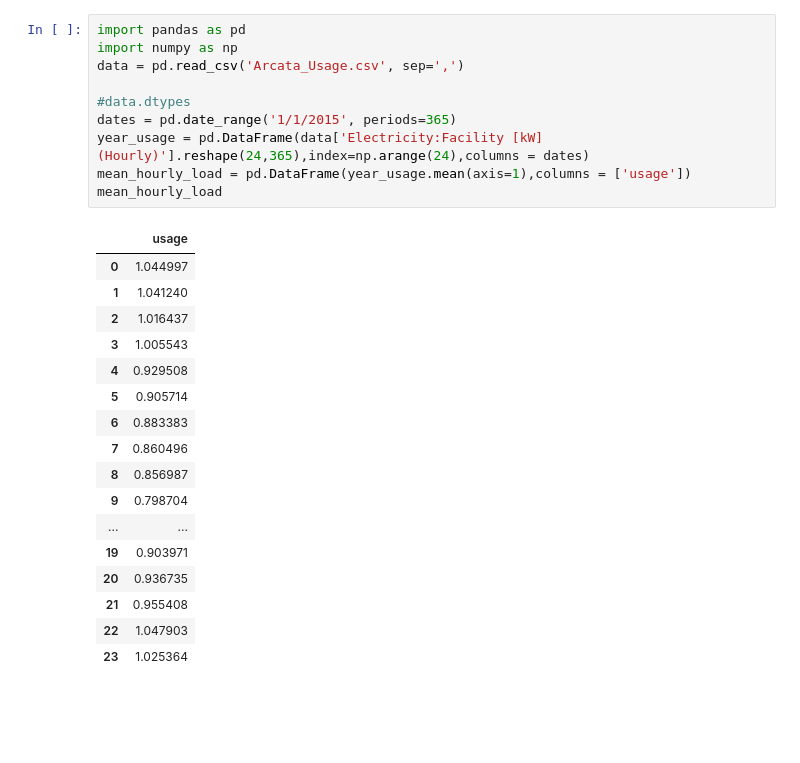
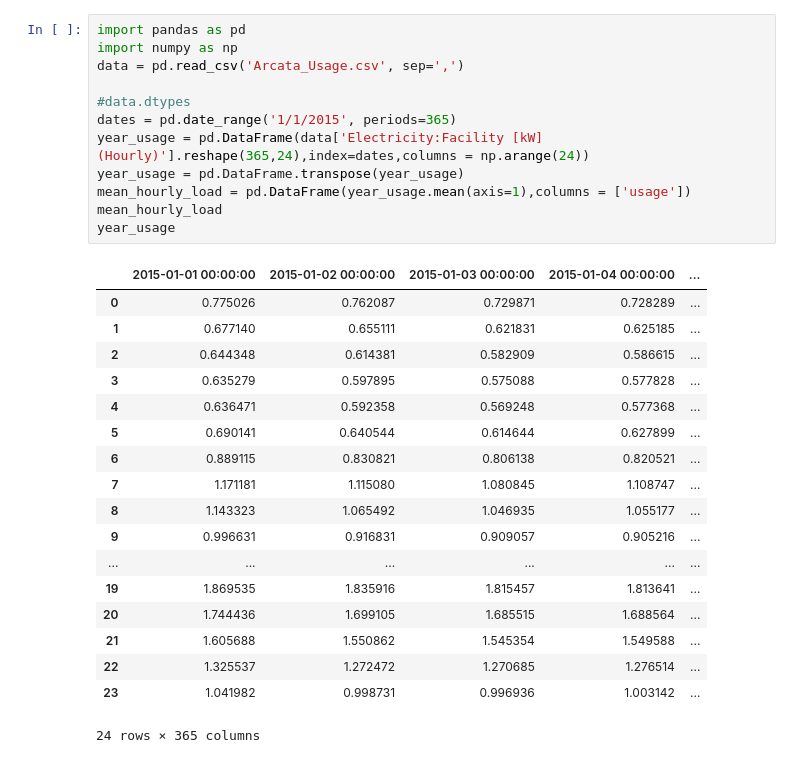
Before and after one commit to Carolinelefloch/SolarFutureExplorer, a Jupyter notebook: Solar Future Explorer.ipynb, the cells around one changed output. Drawn from its saved outputs; the diff is of its cells as text; blank space fills up the shorter version.

Commit message:
Corrected hourly calculation

```diff
--- a/Solar Future Explorer.ipynb
+++ b/Solar Future Explorer.ipynb
@@ -1,31 +1,34 @@
 # %%
 import pandas as pd
 import numpy as np
 data = pd.read_csv('Arcata_Usage.csv', sep=',')
 
 #data.dtypes
 dates = pd.date_range('1/1/2015', periods=365)
-year_usage = pd.DataFrame(data['Electricity:Facility [kW](Hourly)'].reshape(24,365),index=np.arange(24),columns = dates)
+year_usage = pd.DataFrame(data['Electricity:Facility [kW](Hourly)'].reshape(365,24),index=dates,columns = np.arange(24))
+year_usage = pd.DataFrame.transpose(year_usage)
 mean_hourly_load = pd.DataFrame(year_usage.mean(axis=1),columns = ['usage'])
 mean_hourly_load
+year_usage
 # %% [output]
-|  | usage |
-| 0 | 1.044997 |
-| 1 | 1.041240 |
-| 2 | 1.016437 |
-| 3 | 1.005543 |
-| 4 | 0.929508 |
-| 5 | 0.905714 |
-| 6 | 0.883383 |
-| 7 | 0.860496 |
-| 8 | 0.856987 |
-| 9 | 0.798704 |
-| ... | ... |
-| 19 | 0.903971 |
-| 20 | 0.936735 |
-| 21 | 0.955408 |
-| 22 | 1.047903 |
-| 23 | 1.025364 |
+|  | 2015-01-01 00:00:00 | 2015-01-02 00:00:00 | 2015-01-03 00:00:00 | 2015-01-04 00:00:00 | ... |
+| 0 | 0.775026 | 0.762087 | 0.729871 | 0.728289 | ... |
+| 1 | 0.677140 | 0.655111 | 0.621831 | 0.625185 | ... |
+| 2 | 0.644348 | 0.614381 | 0.582909 | 0.586615 | ... |
+| 3 | 0.635279 | 0.597895 | 0.575088 | 0.577828 | ... |
+| 4 | 0.636471 | 0.592358 | 0.569248 | 0.577368 | ... |
+| 5 | 0.690141 | 0.640544 | 0.614644 | 0.627899 | ... |
+| 6 | 0.889115 | 0.830821 | 0.806138 | 0.820521 | ... |
+| 7 | 1.171181 | 1.115080 | 1.080845 | 1.108747 | ... |
+| 8 | 1.143323 | 1.065492 | 1.046935 | 1.055177 | ... |
+| 9 | 0.996631 | 0.916831 | 0.909057 | 0.905216 | ... |
+| ... | ... | ... | ... | ... | ... |
+| 19 | 1.869535 | 1.835916 | 1.815457 | 1.813641 | ... |
+| 20 | 1.744436 | 1.699105 | 1.685515 | 1.688564 | ... |
+| 21 | 1.605688 | 1.550862 | 1.545354 | 1.549588 | ... |
+| 22 | 1.325537 | 1.272472 | 1.270685 | 1.276514 | ... |
+| 23 | 1.041982 | 0.998731 | 0.996936 | 1.003142 | ... |
+24 rows × 365 columns
 # %%
 import matplotlib
 import numpy as np
```
Also changed, not shown: parts of 1 cell of this notebook.
